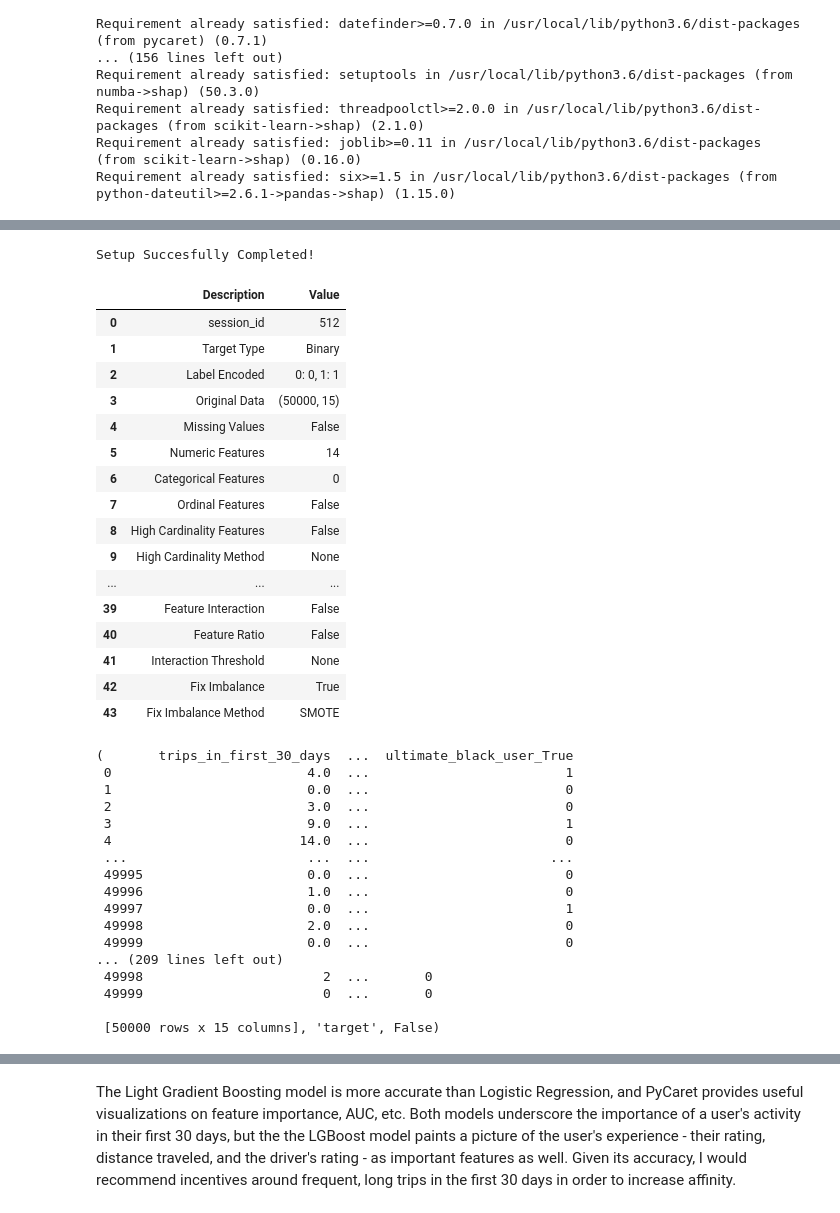
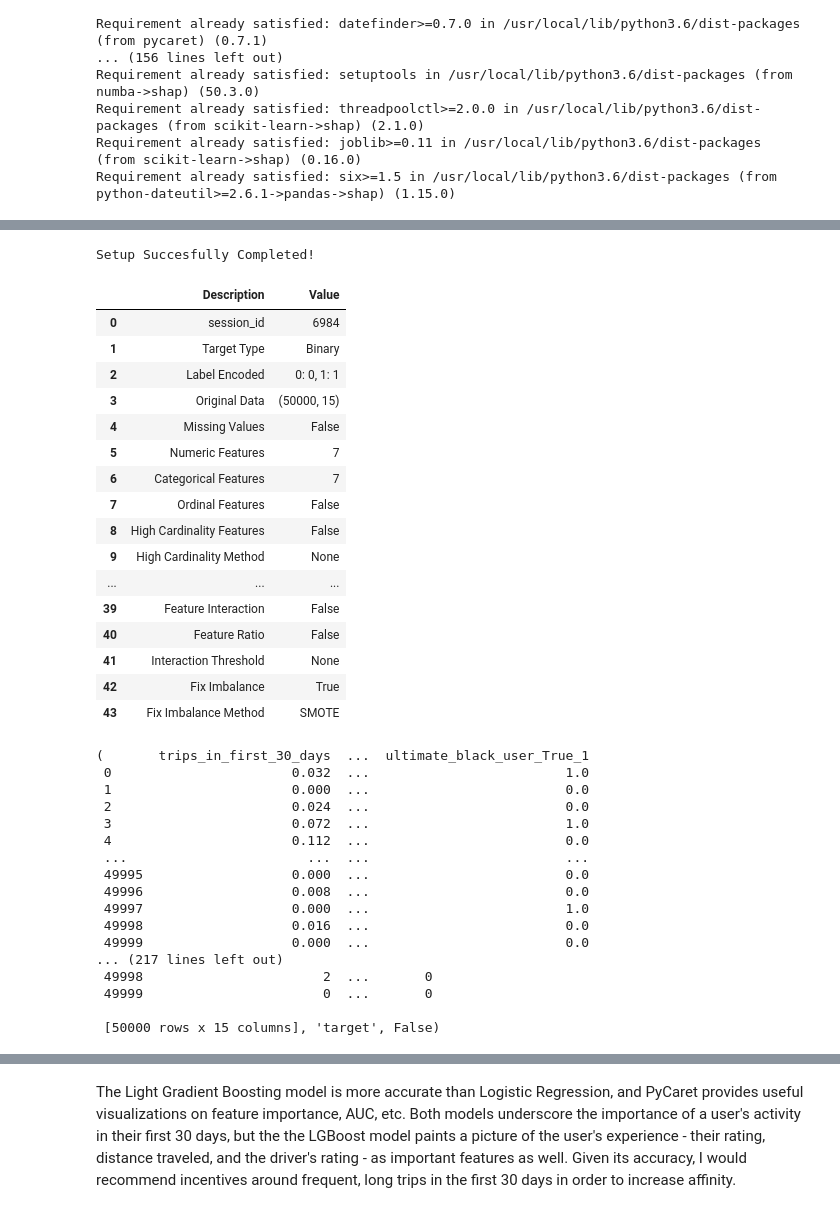
Before and after one commit to SwissMisra/Ultimate_Tech, a Jupyter notebook: Part 3 - Predictive Modeling.ipynb, the cells around one changed output, grey strips where cells are left out. Drawn from its saved outputs; the diff is of its cells as text; code cells hidden in the pictures.

```diff
--- a/Part 3 - Predictive Modeling.ipynb
+++ b/Part 3 - Predictive Modeling.ipynb
@@ -199,15 +201,20 @@ df = df.drop('tenure', axis=1)
 # %%
-setup(df, 'target', train_size=0.8, fix_imbalance=True)
+setup(df, 'target',
+      train_size=0.8,
+      normalize=True,
+      normalize_method='minmax',
+      categorical_features = ['city_Astapor','city_King\'s Landing','city_Winterfell','phone_Android','phone_iPhone','ultimate_black_user_False','ultimate_black_user_True'],
+      fix_imbalance=True)
 # %% [output]
 Setup Succesfully Completed!
 |  | Description | Value |
-| 0 | session_id | 512 |
+| 0 | session_id | 6984 |
 | 1 | Target Type | Binary |
 | 2 | Label Encoded | 0: 0, 1: 1 |
 | 3 | Original Data | (50000, 15) |
 | 4 | Missing Values | False |
-| 5 | Numeric Features | 14 |
-| 6 | Categorical Features | 0 |
+| 5 | Numeric Features | 7 |
+| 6 | Categorical Features | 7 |
 | 7 | Ordinal Features | False |
 | 8 | High Cardinality Features | False |
 | 9 | High Cardinality Method | None |
@@ -217,19 +224,19 @@ Setup Succesfully Completed!
 | 41 | Interaction Threshold | None |
 | 42 | Fix Imbalance | True |
 | 43 | Fix Imbalance Method | SMOTE |
-(       trips_in_first_30_days  ...  ultimate_black_user_True
- 0                         4.0  ...                         1
- 1                         0.0  ...                         0
- 2                         3.0  ...                         0
- 3                         9.0  ...                         1
- 4                        14.0  ...                         0
- ...                       ...  ...                       ...
- 49995                     0.0  ...                         0
- 49996                     1.0  ...                         0
- 49997                     0.0  ...                         1
- 49998                     2.0  ...                         0
- 49999                     0.0  ...                         0
-... (209 lines left out)
+(       trips_in_first_30_days  ...  ultimate_black_user_True_1
+ 0                       0.032  ...                         1.0
+ 1                       0.000  ...                         0.0
+ 2                       0.024  ...                         0.0
+ 3                       0.072  ...                         1.0
+ 4                       0.112  ...                         0.0
+ ...                       ...  ...                         ...
+ 49995                   0.000  ...                         0.0
+ 49996                   0.008  ...                         0.0
+ 49997                   0.000  ...                         1.0
+ 49998                   0.016  ...                         0.0
+ 49999                   0.000  ...                         0.0
+... (217 lines left out)
  49998                       2  ...       0
  49999                       0  ...       0
 
```
Also changed, not shown: parts of 8 cells of this notebook.
